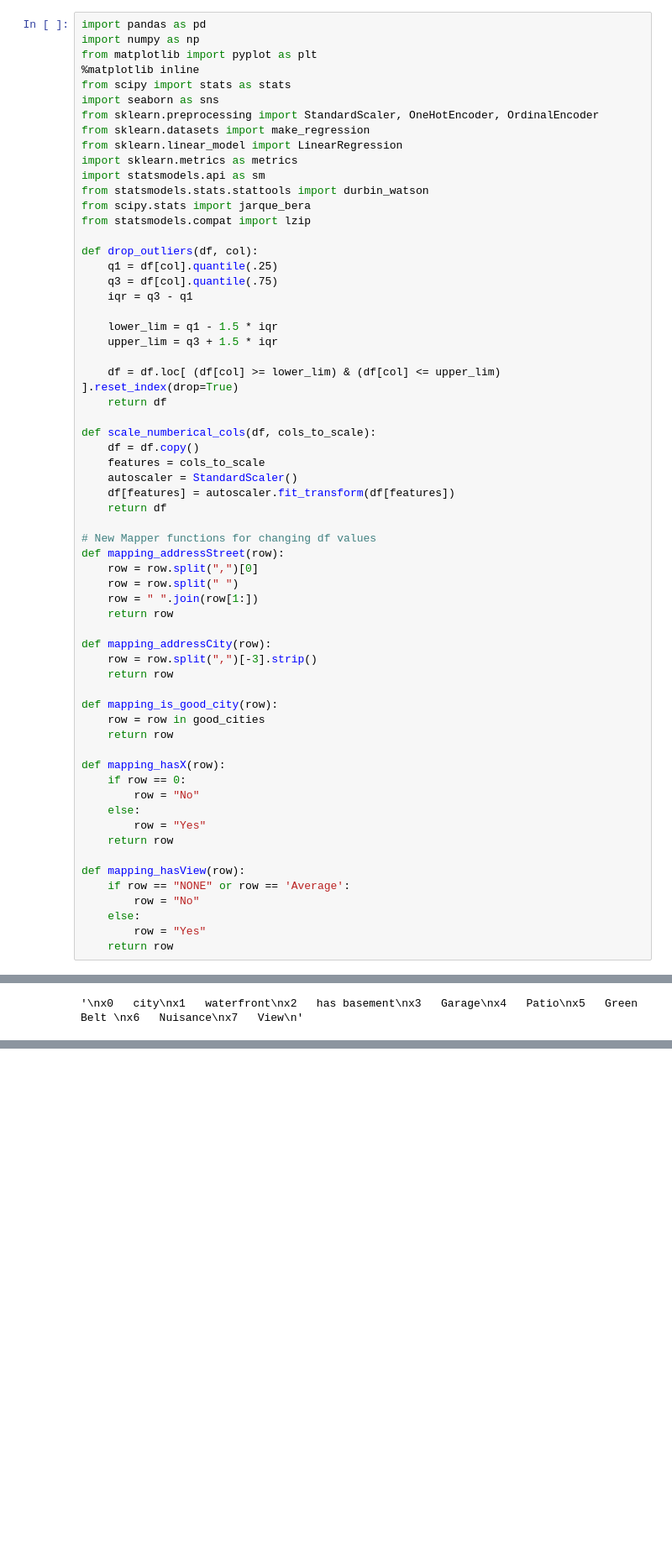
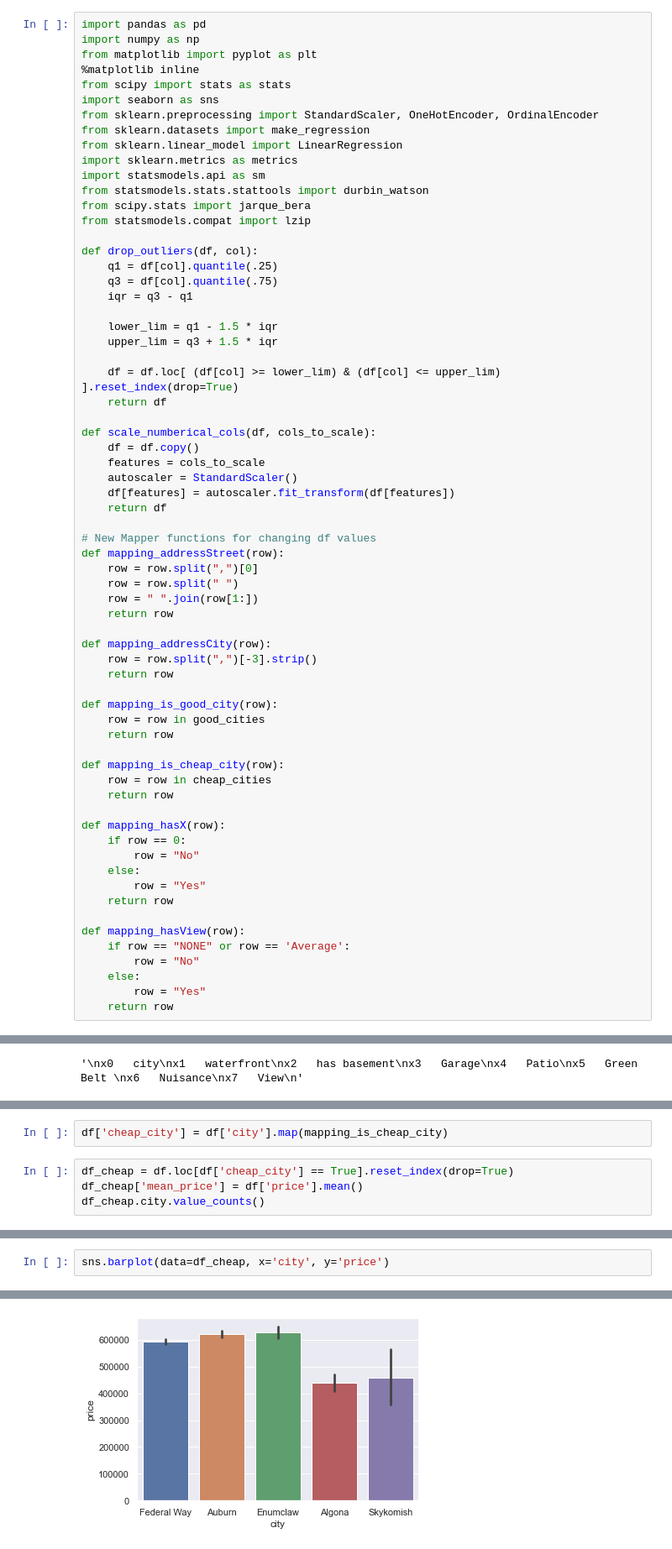
Before and after one commit to ilanhaskel/Real_Estate_Sale_Price_Predictor, a Jupyter notebook: eda_clean_ilan_assumptions-AddNate2.ipynb, the cells around one changed output, grey strips where cells are left out. Shown at 84% size. Drawn from its saved outputs; the diff is of its cells as text; blank space fills up the shorter version.

```diff
--- a/eda_clean_ilan_assumptions-AddNate2.ipynb
+++ b/eda_clean_ilan_assumptions-AddNate2.ipynb
@@ -1028,6 +1028,10 @@ def mapping_is_good_city(row):
     row = row in good_cities
     return row
 
+def mapping_is_cheap_city(row):
+    row = row in cheap_cities
+    return row
+
 def mapping_hasX(row):
     if row == 0:
         row = "No"
@@ -1604,0 +1614,6 @@ x7   View
+# %%
+df['cheap_city'] = df['city'].map(mapping_is_cheap_city)
+# %%
+df_cheap = df.loc[df['cheap_city'] == True].reset_index(drop=True)
+df_cheap['mean_price'] = df['price'].mean()
+df_cheap.city.value_counts()
@@ -1604,0 +1627,3 @@ x7   View
+# %%
+sns.barplot(data=df_cheap, x='city', y='price')
+# %% [output]
@@ -1604,0 +1631 @@ x7   View
+[figure, added]
```
Also changed, not shown: parts of 42 cells of this notebook.
